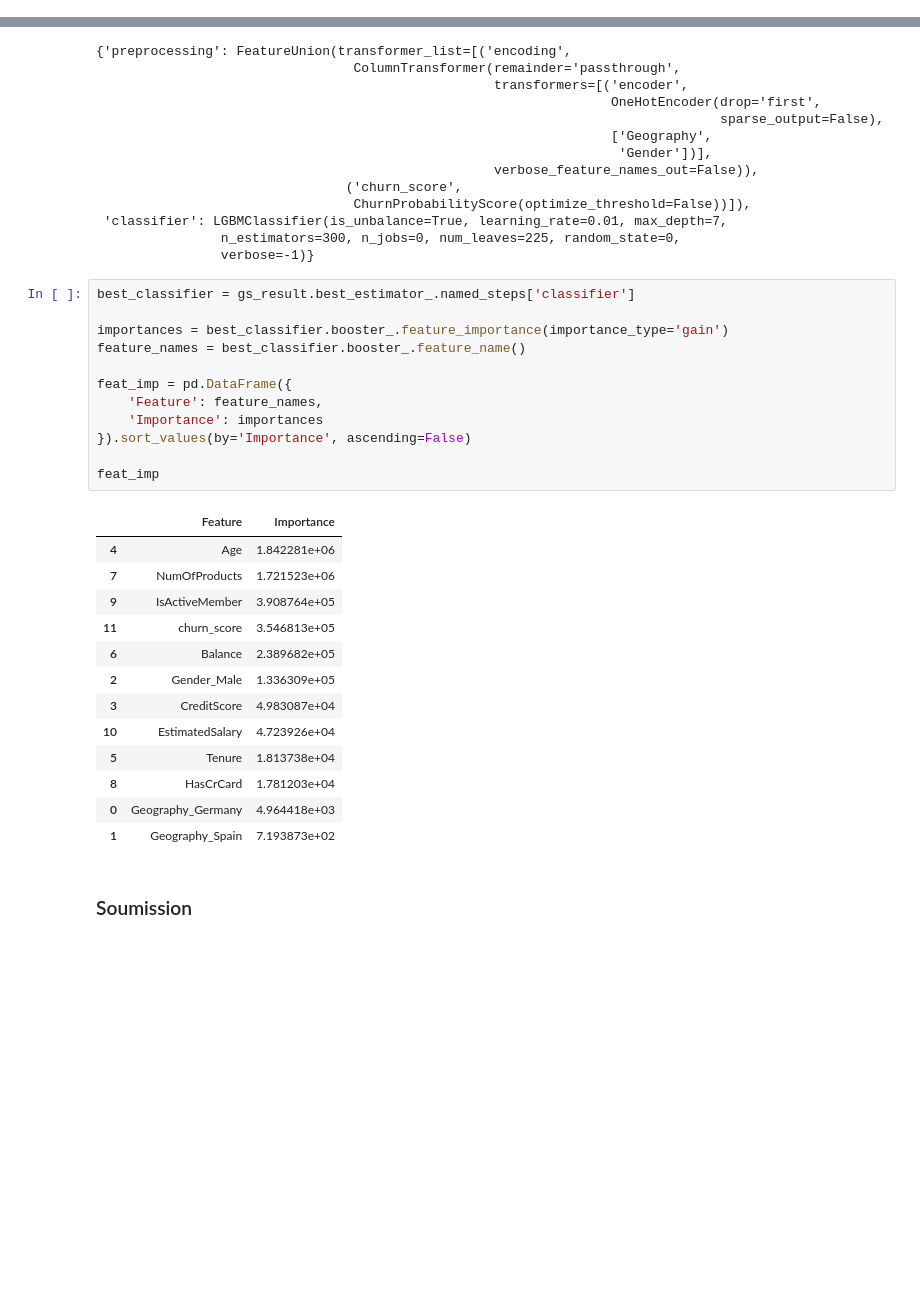
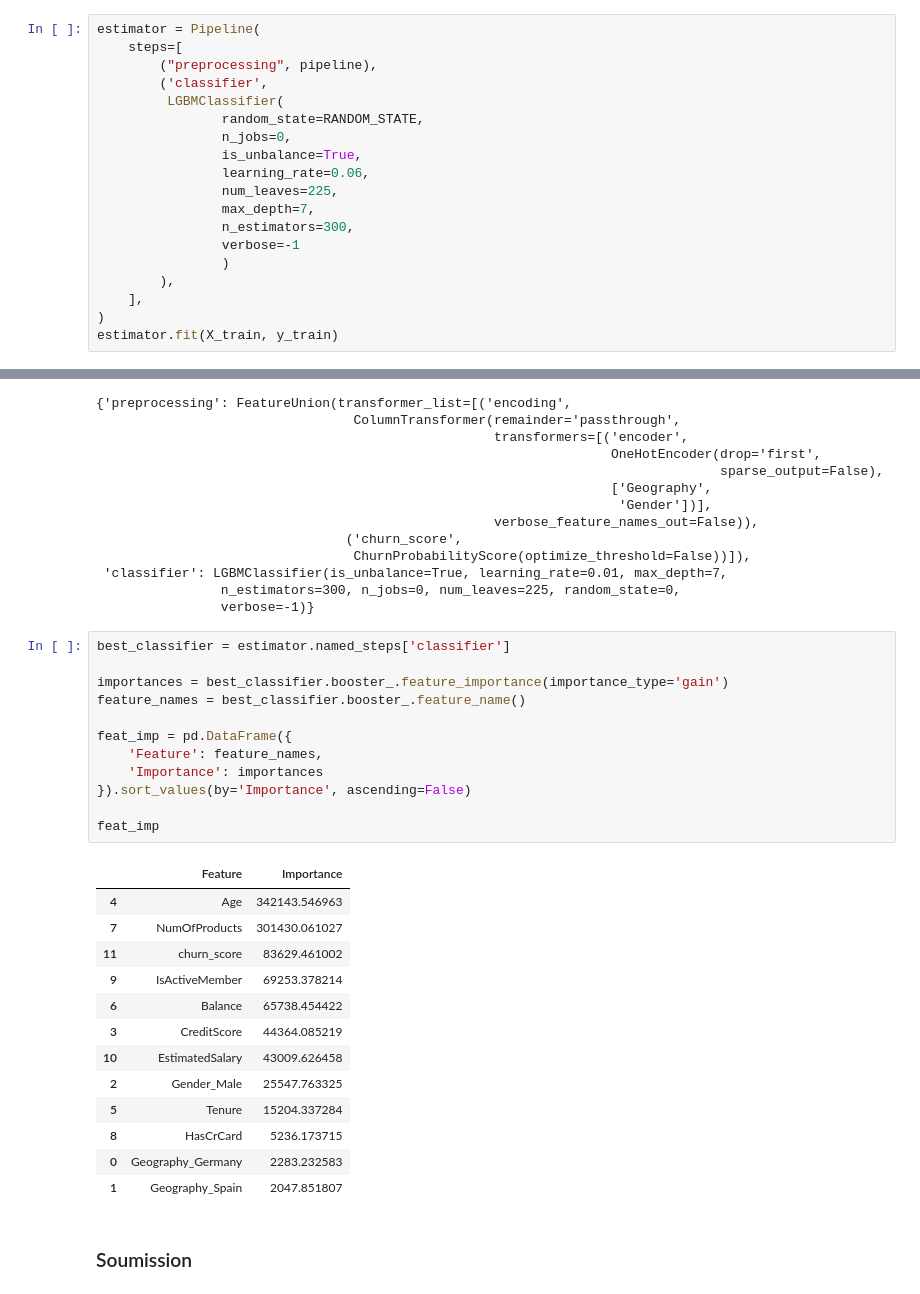
Before and after one commit to lbihin/mlpro-classification-bank-churn-2025, a Jupyter notebook: modelisation/modelisation.ipynb, the cells around one changed output, grey strips where cells are left out. Drawn from its saved outputs; the diff is of its cells as text; blank space fills up the shorter version.

```diff
--- a/modelisation/modelisation.ipynb
+++ b/modelisation/modelisation.ipynb
@@ -715,2 +695,21 @@ Pipeline(steps=[('preprocessing',
 # %% [markdown]
 ### Optimisation de la ChurnScore probability
+# %%
+estimator = Pipeline(
+    steps=[
+        ("preprocessing", pipeline),
+        ('classifier',
+         LGBMClassifier(
+                random_state=RANDOM_STATE,
+                n_jobs=0,
+                is_unbalance=True,
+                learning_rate=0.06,
+                num_leaves=225,
+                max_depth=7,
+                n_estimators=300,
+                verbose=-1
+                )
+        ),
+    ],
+)
+estimator.fit(X_train, y_train)
@@ -928,31 +895,31 @@ gs_result.best_estimator_.named_steps
                 n_estimators=300, n_jobs=0, num_leaves=225, random_state=0,
                 verbose=-1)}
 # %%
-best_classifier = gs_result.best_estimator_.named_steps['classifier']
+best_classifier = estimator.named_steps['classifier']
 
 importances = best_classifier.booster_.feature_importance(importance_type='gain')
 feature_names = best_classifier.booster_.feature_name()
 
 feat_imp = pd.DataFrame({
     'Feature': feature_names,
     'Importance': importances
 }).sort_values(by='Importance', ascending=False)
 
 feat_imp
 # %% [output]
 |  | Feature | Importance |
-| 4 | Age | 1.842281e+06 |
-| 7 | NumOfProducts | 1.721523e+06 |
-| 9 | IsActiveMember | 3.908764e+05 |
-| 11 | churn_score | 3.546813e+05 |
-| 6 | Balance | 2.389682e+05 |
-| 2 | Gender_Male | 1.336309e+05 |
-| 3 | CreditScore | 4.983087e+04 |
-| 10 | EstimatedSalary | 4.723926e+04 |
-| 5 | Tenure | 1.813738e+04 |
-| 8 | HasCrCard | 1.781203e+04 |
-| 0 | Geography_Germany | 4.964418e+03 |
-| 1 | Geography_Spain | 7.193873e+02 |
+| 4 | Age | 342143.546963 |
+| 7 | NumOfProducts | 301430.061027 |
+| 11 | churn_score | 83629.461002 |
+| 9 | IsActiveMember | 69253.378214 |
+| 6 | Balance | 65738.454422 |
+| 3 | CreditScore | 44364.085219 |
+| 10 | EstimatedSalary | 43009.626458 |
+| 2 | Gender_Male | 25547.763325 |
+| 5 | Tenure | 15204.337284 |
+| 8 | HasCrCard | 5236.173715 |
+| 0 | Geography_Germany | 2283.232583 |
+| 1 | Geography_Spain | 2047.851807 |
 # %% [markdown]
 ### Soumission
 # %%
```
Also changed, not shown: parts of 18 cells of this notebook.
